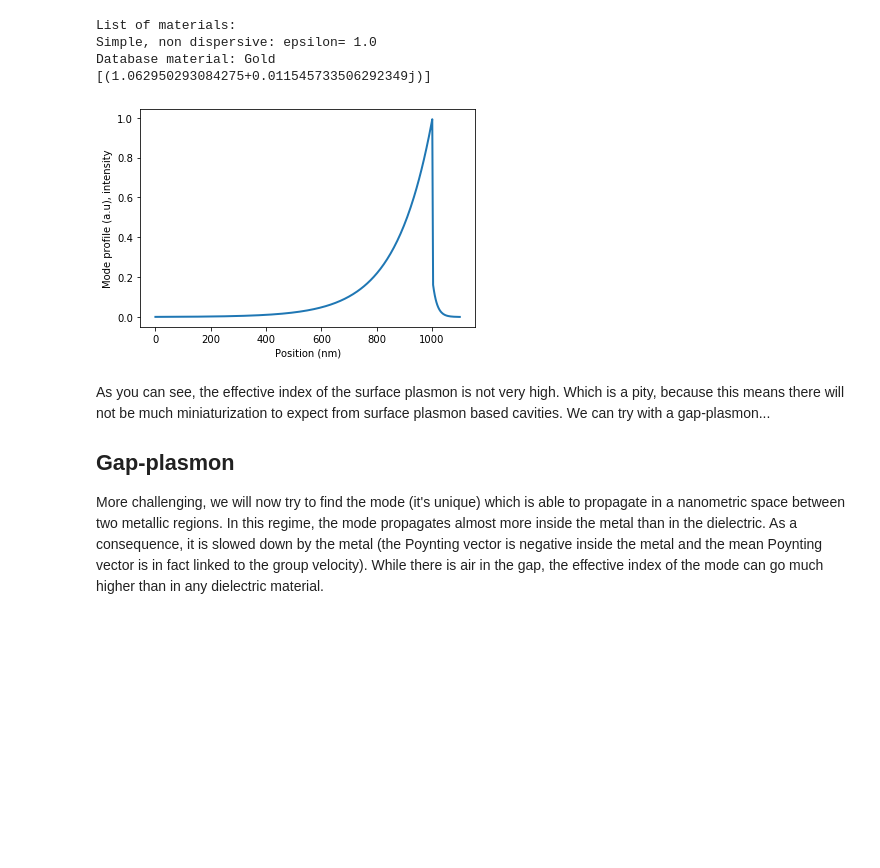
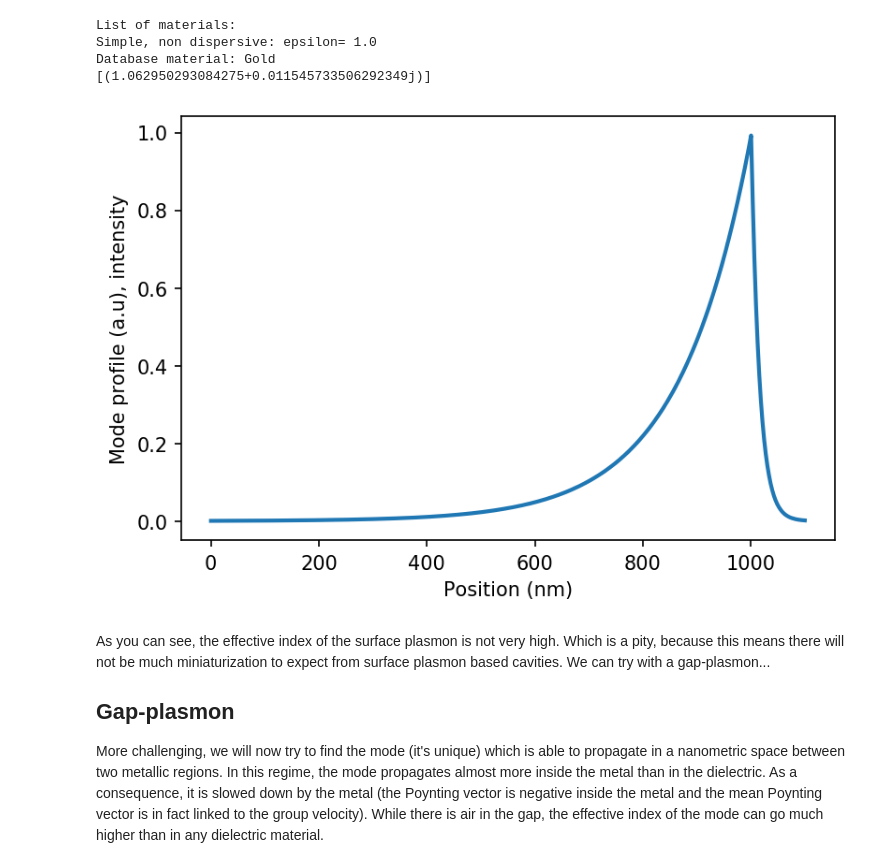
Before and after one commit to AnMoreau/PyMoosh, a Jupyter notebook: notebooks/Guided_modes.ipynb, the cells around one changed output. Drawn from its saved outputs; the diff is of its cells as text; code cells hidden in the pictures; blank space fills up the shorter version.

Commit message:
Guided modes notebook fix + resolution.

```diff
--- a/notebooks/Guided_modes.ipynb
+++ b/notebooks/Guided_modes.ipynb
@@ -8,6 +8,8 @@ Modes are solutions of Maxwell's equations in a multilayered structure absent an
 We first study the dielectric waveguide, constituted by a 600 nm thick layer of glass typically (with a refractive index of 1.5) surrounded with air.
 # %%
 import matplotlib.pyplot as plt
+plt.rcParams['figure.dpi'] = 150
+
 import sys
 import os
 module_path = os.path.abspath(os.path.join('..'))
@@ -130,13 +132,13 @@ Simple, non dispersive: epsilon= 1.0
 Database material: Gold
 [(1.062950293084275+0.011545733506292349j)]
 # %%
-x,prof = Profile(metallic_interface,modes[0],wavelength,0)
+x,prof = Profile(metallic_interface,modes[0],wavelength,1)
 plt.plot(x,np.abs(prof)**2,linewidth = 2)
 plt.ylabel('Mode profile (a.u), intensity')
 plt.xlabel('Position (nm)')
 plt.show()
 # %% [output]
-[figure, old version]
+[figure, new version]
 # %% [markdown]
 As you can see, the effective index of the surface plasmon is not very high. Which is a pity, because this means there will not be much miniaturization to expect from surface plasmon based cavities. We can try with a gap-plasmon...
 
```
Also changed, not shown: parts of 7 cells of this notebook.
